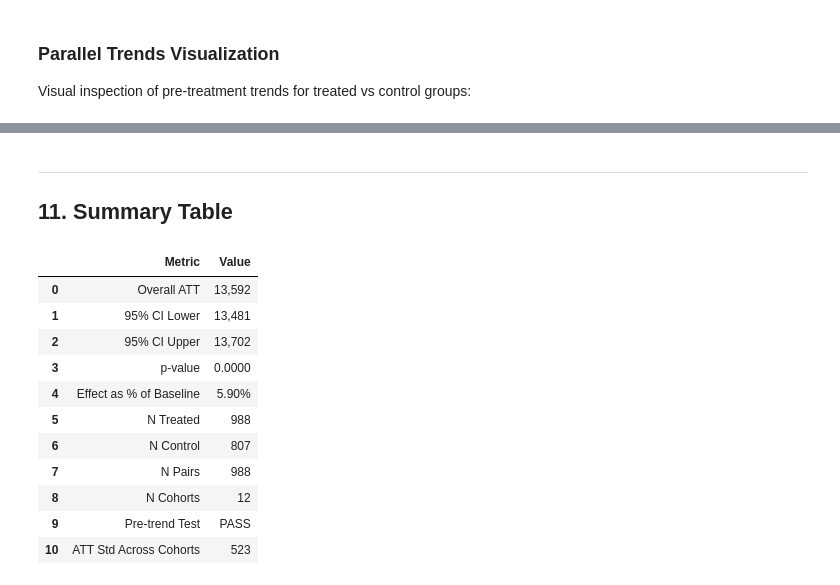
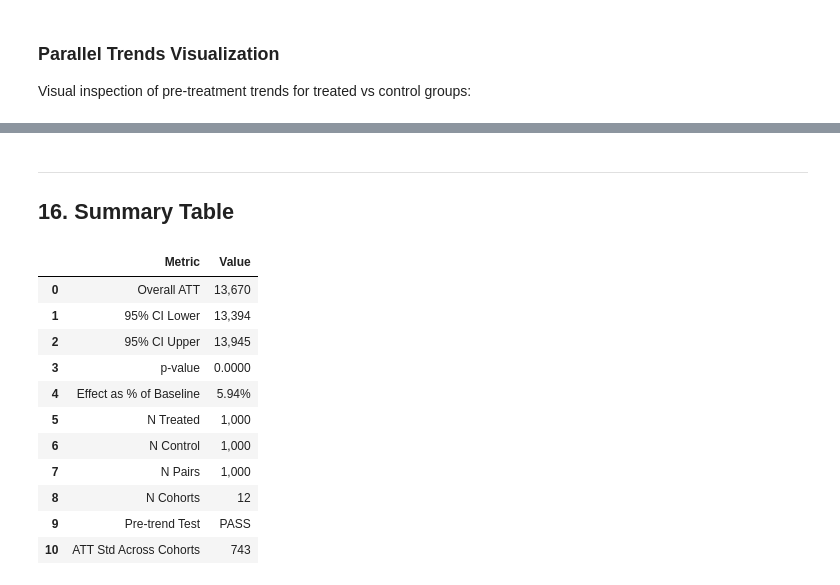
Before and after one commit to henrique-alexandre5/psm-diff-diff, a Jupyter notebook: staggered_did_tutorial.ipynb, the cells around one changed output, grey strips where cells are left out. Cells and saved outputs as stored; diff of their text form; code cells hidden in the pictures.

```diff
--- a/staggered_did_tutorial.ipynb
+++ b/staggered_did_tutorial.ipynb
@@ -67,7 +80,7 @@ data = generate_sample_data(
     n_accounts=5000,              # Total units
     n_treatment_accounts=1000,     # ~10% treated
     treatment_effect=TRUE_EFFECT, # Known true effect
-    noise_scale=3000,             # Realistic noise
+    noise_scale=10000,             # Realistic noise
     selection_mode='realistic',    # Balanced selection into treatment
     effect_pattern='growing',    # Constant effect over time
     random_state=42
@@ -332,0 +219,11 @@ dashboard.plot_love_plot(max_features=100)
+# %%
+# Step 4c: Merge propensity scores back to units
+units = units.merge(propensity_scores, on='cod_conta')
+
+# Check propensity score overlap
+print("Propensity Score Distribution by Treatment Status:")
+print("-" * 50)
+for group, name in [(1, 'Treated'), (0, 'Control')]:
+    subset = units[units['ever_treated'] == group]['propensity_score']
+    print(f"{name}:  mean={subset.mean():.3f}, std={subset.std():.3f}, "
+          f"min={subset.min():.3f}, max={subset.max():.3f}")
@@ -332,0 +241,14 @@ dashboard.plot_love_plot(max_features=100)
+# %%
+# Step 5: Run matching
+matcher = PropensityMatcher(
+    use_caliper=True,     # Require matches within caliper distance
+)
+
+matched_df = matcher.match(
+    df=units,
+)
+
+print(f"Matched pairs: {len(matched_df)}")
+print(f"Match rate: {len(matched_df) / units['ever_treated'].sum():.1%}")
+print("\nMatched data sample:")
+display(matched_df.head())
@@ -332,0 +274,14 @@ dashboard.plot_love_plot(max_features=100)
+# %%
+# Step 6a: Create CausalAnalyzer
+analyzer = CausalAnalyzer(
+    matched_df=matched_df,           # Output from PropensityMatcher
+    outcome_df=df_panel,             # Full panel data with outcomes
+    outcome_col='val_cap_liq',       # Outcome variable
+    time_col='num_ano_mes',          # Time column (YYYYMM format)
+    id_col='cod_conta'               # Unit ID
+)
+
+# Step 6b: Create CausalDashboard (wraps analyzer for visualization)
+dashboard = CausalDashboard(analyzer)
+
+print("✓ CausalAnalyzer and CausalDashboard created")
@@ -357,21 +570,21 @@ analysis.report(
 # %% [markdown]
 ---
 
-## 11. Summary Table
+## 16. Summary Table
 # %%
-# Get summary table
-summary = analysis.summary()
+# Get summary table from dashboard
+summary = dashboard.summary_table()
 display(summary)
 # %% [output]
 |  | Metric | Value |
-| 0 | Overall ATT | 13,592 |
-| 1 | 95% CI Lower | 13,481 |
-| 2 | 95% CI Upper | 13,702 |
+| 0 | Overall ATT | 13,670 |
+| 1 | 95% CI Lower | 13,394 |
+| 2 | 95% CI Upper | 13,945 |
 | 3 | p-value | 0.0000 |
-| 4 | Effect as % of Baseline | 5.90% |
-| 5 | N Treated | 988 |
-| 6 | N Control | 807 |
-| 7 | N Pairs | 988 |
+| 4 | Effect as % of Baseline | 5.94% |
+| 5 | N Treated | 1,000 |
+| 6 | N Control | 1,000 |
+| 7 | N Pairs | 1,000 |
 | 8 | N Cohorts | 12 |
 | 9 | Pre-trend Test | PASS |
-| 10 | ATT Std Across Cohorts | 523 |
+| 10 | ATT Std Across Cohorts | 743 |
```
Also changed, not shown: parts of 62 cells of this notebook.
